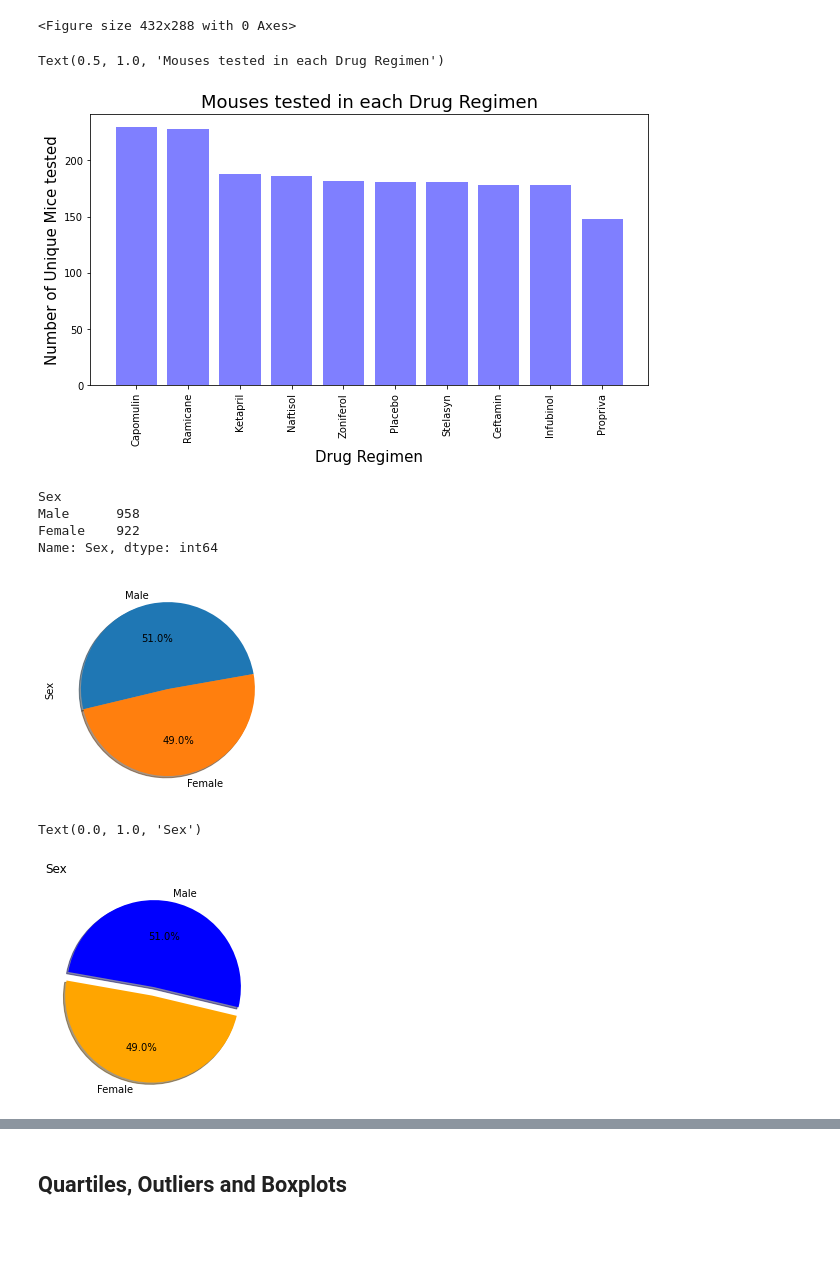
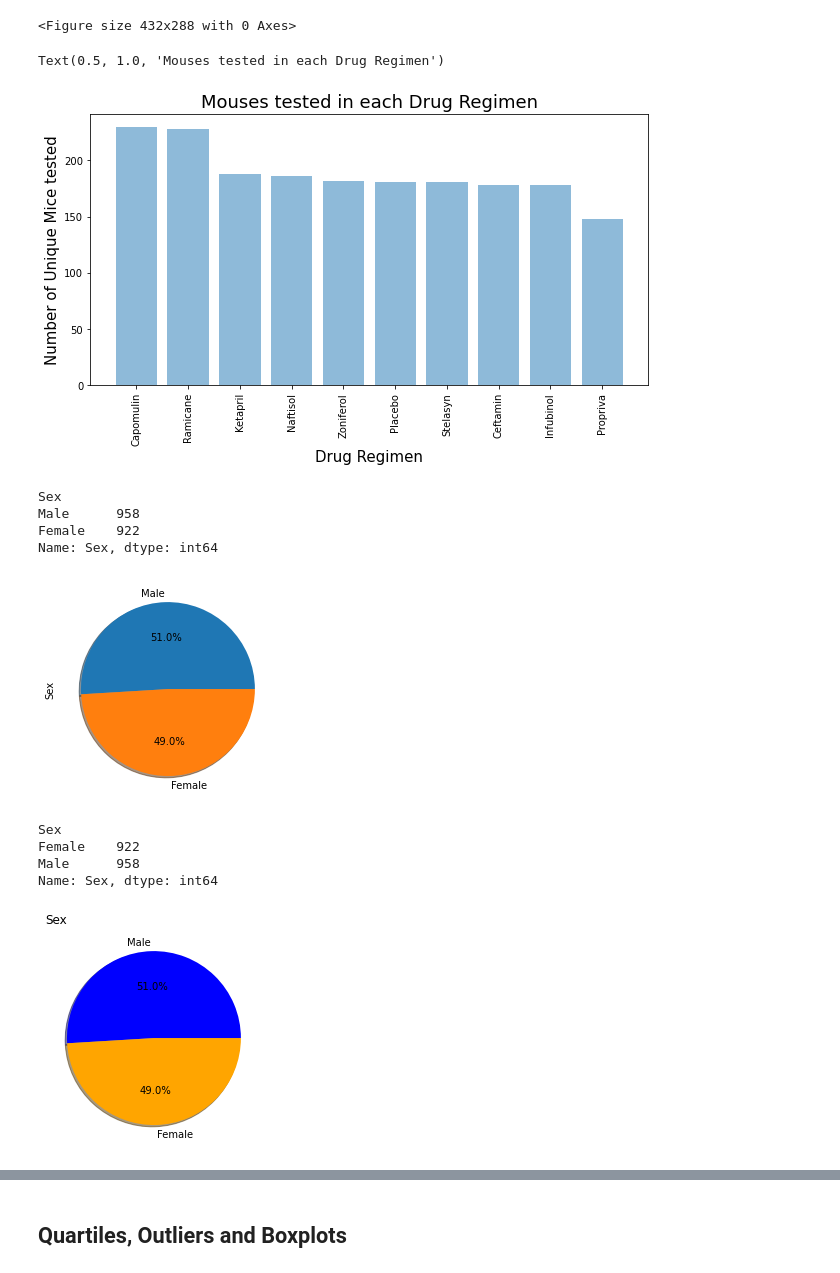
Before and after one commit to Subbagari1985/Matplotlib---challenge, a Jupyter notebook: Pymaceuticals/pymaceuticals_starter.ipynb, the cells around one changed output, grey strips where cells are left out. Saved outputs shown, nothing was run; the diff lists cells and outputs as text; code cells hidden in the pictures; blank space fills up the shorter version.

Commit message:
finished until pie charts

```diff
--- a/Pymaceuticals/pymaceuticals_starter.ipynb
+++ b/Pymaceuticals/pymaceuticals_starter.ipynb
@@ -173,17 +173,17 @@ plt.tight_layout()
 # %%
 # Generate a bar plot showing the total number of unique mice tested on each drug regimen using pyplot.
 
 #x_axis = np.arange(len(Mouse_Count))
 tick_locations = [value for value in x_axis]
 plt.figure(figsize=(10,5))
-plt.bar(x_axis, Mouse_Count_df['Mouse ID'], color=['b'], alpha=0.5, align="center")
+plt.bar(x_axis, Mouse_Count_df['Mouse ID'], alpha=0.5, align="center")
 plt.xticks(tick_locations,Mouse_Count_df.index.values,  rotation="vertical")
 plt.xlabel("Drug Regimen", size=15)
 plt.ylabel("Number of Unique Mice tested", size=15)
 plt.title("Mouses tested in each Drug Regimen", size=18)
 # %% [output]
 Text(0.5, 1.0, 'Mouses tested in each Drug Regimen')
-[figure, old version]
+[figure, new version]
 # %%
 # Generate a pie plot showing the distribution of female versus male mice using pandas
 Gender_Mice = Updated_df['Sex'].unique()
@@ -191,7 +191,7 @@ Gender_Mice = Updated_df['Sex'].unique()
 Gender_AGG_DF = Updated_df.groupby('Sex').agg({"Sex":'count'})
 Gender_AGG_DF=Gender_AGG_DF["Sex"].sort_values(ascending = False)
 
-Gender_AGG_DF.plot(kind='pie', y='Sex', shadow = True, startangle=10, autopct='%1.1f%%', legend = False)
+Gender_AGG_DF.plot(kind='pie', y='Sex', shadow = True,  autopct='%1.1f%%', legend = False)
 
 Gender_AGG_DF
 # %% [output]
@@ -199,23 +199,26 @@ Sex
 Male      958
 Female    922
 Name: Sex, dtype: int64
-[figure, old version]
+[figure, new version]
 # %%
 # Generate a pie plot showing the distribution of female versus male mice using pyplot
 # Labels for the sections of our pie chart
-labels = ["Female", "Male"]
+labels = ["Male", "Female"]
 
 # The values of each section of the pie chart
-sizes = Gender_AGG_DF["Sex"]
 
 # The colors of each section of the pie chart
-#colors = ["orange", "blue"]
+colors = ["blue", "orange"]
 
 # Tells matplotlib to seperate the "Humans" section from the others
-explode = (0.1, 0)
-plt.pie(sizes, explode=explode, labels=labels, colors=colors,
-        autopct="%1.1f%%", shadow=True, startangle=170)
-plt.title("Sex", loc='left')
+explode = (0, 0)
+plt.pie(Gender_AGG_DF,explode=explode, labels=labels, colors=colors,
+        autopct="%1.1f%%",shadow=True, counterclock=True)
+plt.title("Sex",loc='left')
+sizes
 # %% [output]
-Text(0.0, 1.0, 'Sex')
+Sex
+Female    922
+Male      958
+Name: Sex, dtype: int64
-[figure, old version]
+[figure, new version]
```
Also changed, not shown: parts of 3 cells of this notebook.
